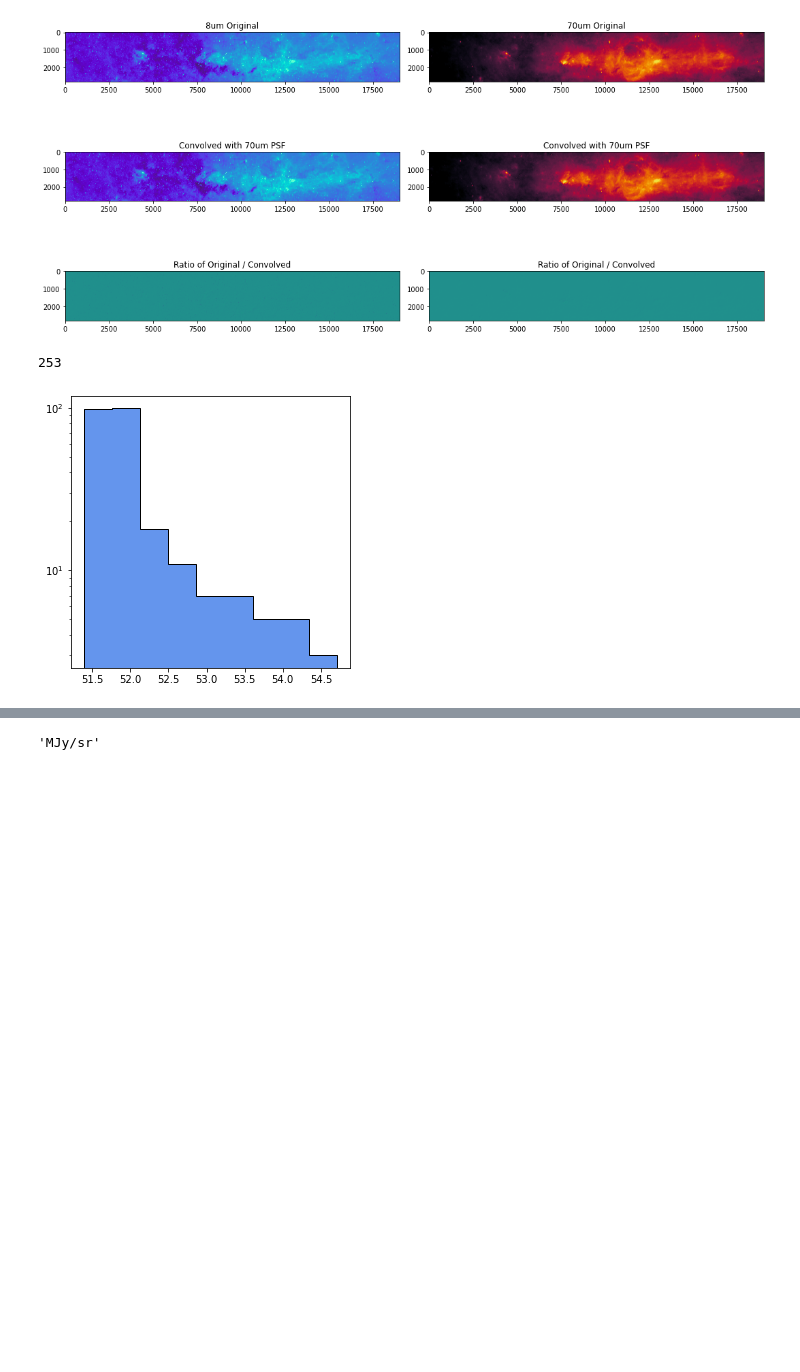
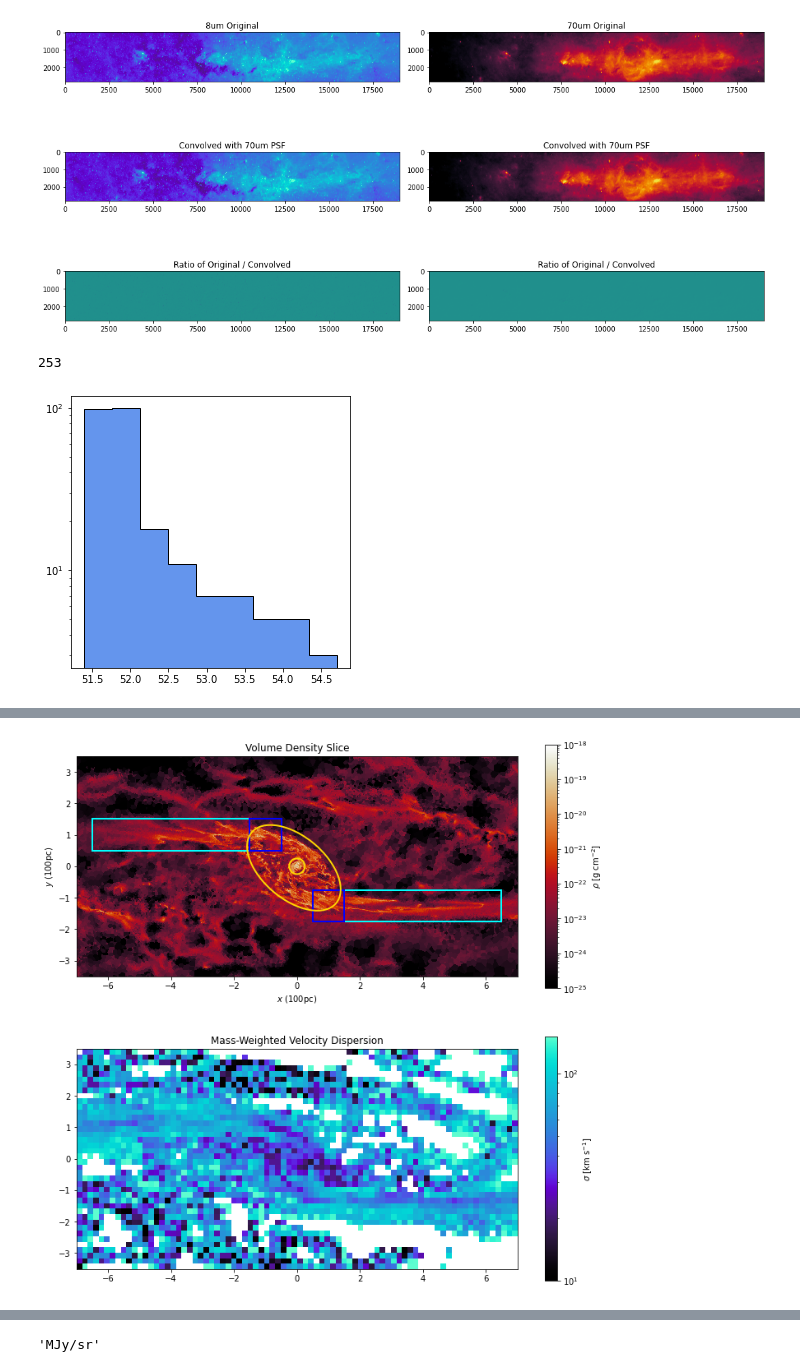
Before and after one commit to hpthatchfield/IGNITES_notebooks, a Jupyter notebook: regrid_mosaics_to_cmzoom.ipynb, the cells around one changed output, grey strips where cells are left out. Saved outputs shown, nothing was run; the diff lists cells and outputs as text; code cells hidden in the pictures; blank space fills up the shorter version.

```diff
--- a/regrid_mosaics_to_cmzoom.ipynb
+++ b/regrid_mosaics_to_cmzoom.ipynb
@@ -227,0 +233,90 @@ Jy -0.000213333335188
+# %%
+plt.close()
+Nx, Ny, Nz = 601, 601, 11
+plotrange=3.5
+zslice=5
+xgrid, ygrid, zgrid=linspace(-2*plotrange,2*plotrange,Nx),linspace(-plotrange,plotrange,Ny),linspace(-10,10,Nz)
+XGRID,YGRID,ZGRID = np.meshgrid(xgrid,ygrid,zgrid)
+RHO = rhof(XGRID,YGRID,ZGRID)
+fig, axes = plt.subplots(2,1,figsize=(12,12),facecolor='white')
+ax=axes[0]
+u = 1.0
+extent = (xgrid.min()/u,xgrid.max()/u,ygrid.min()/u,ygrid.max()/u)
+powmax,powmin = -18,-25
+levels = logspace(powmin,powmax,256)
+#norm = colors.BoundaryNorm(levels, 256)
+norm = colors.LogNorm(vmin=10**powmin, vmax=10**powmax)
+im = ax.imshow(RHO[:,:,zslice],norm=norm,extent=extent,cmap=cmr.sunburst,interpolation='nearest',origin='lower')
+
+### construct array of cell centers
+ccs = np.array(np.meshgrid(np.linspace(-2*plotrange,2*plotrange,Nx_sigma+1)[:-1],np.linspace(-1*plotrange,1*plotrange,Ny_sigma+1)[:-1]))
+xcens = ccs[0].flatten()
+ycens = ccs[1].flatten()
+ccs[0] = ccs[0]+(xgridstep*0.5)
+ccs[1] = ccs[1]+(ygridstep*0.5)
+
+### define dust lane regions
+box_i = [-6.5,0.5,5.0,1.0]
+dln_cond = np.where((ccs[0]>box_i[0])&(ccs[0]<box_i[0]+box_i[2])&(ccs[1]>box_i[1])&(ccs[1]<box_i[3]+box_i[1]))
+#dln_cond = np.where((ccs[0]+(xgridstep/2.)>box_i[0])&(ccs[0]+(xgridstep/2.)<box_i[0]+box_i[2])&(ccs[1]+(ygridstep/2.)>box_i[1])&(ccs[1]+(ygridstep/2.)<box_i[3]+box_i[1]))
+rect_dln = patches.Rectangle((box_i[0], box_i[1]), box_i[2], box_i[3], linewidth=2, edgecolor='cyan', facecolor='none')
+ax.add_patch(rect_dln)
+box_i = [1.5,-1.75,5.0,1.0]
+dlf_cond = np.where((ccs[0]>box_i[0])&(ccs[0]<box_i[0]+box_i[2])&(ccs[1]>box_i[1])&(ccs[1]<box_i[3]+box_i[1]))
+rect_dlf = patches.Rectangle((box_i[0], box_i[1]), box_i[2], box_i[3], linewidth=2, edgecolor='cyan', facecolor='none')
+ax.add_patch(rect_dlf)
+
+### define collision regions
+box_i = [-1.5,0.5,1.0,1.0]
+crn_cond = np.where((ccs[0]>box_i[0])&(ccs[0]<box_i[0]+box_i[2])&(ccs[1]>box_i[1])&(ccs[1]<box_i[3]+box_i[1]))
+rect_crn = patches.Rectangle((box_i[0], box_i[1]), box_i[2], box_i[3], linewidth=2, edgecolor='blue', facecolor='none')
+ax.add_patch(rect_crn)
+box_i = [0.5,-1.75,1.0,1.0]
+crf_cond = np.where((ccs[0]>box_i[0])&(ccs[0]<box_i[0]+box_i[2])&(ccs[1]>box_i[1])&(ccs[1]<box_i[3]+box_i[1]))
+rect_crf = patches.Rectangle((box_i[0], box_i[1]), box_i[2], box_i[3], linewidth=2, edgecolor='blue', facecolor='none')
+ax.add_patch(rect_crf)
+
+### define whole CMZ region
+ellipse_cmz = patches.Ellipse(xy=(-0.1,-0.05), width = 3.5, height = 2.0, angle = -40, linewidth=2, edgecolor='gold', facecolor='none')
+ax.add_patch(ellipse_cmz)
+### construct scale-free ellipse for the region to check quickly which points are inside
+xs = (xcens+0.1+(xgridstep/2.))*np.cos(np.radians(40.))-(ycens+0.05+(ygridstep/2.))*np.sin(np.radians(40.))
+ys = (xcens+0.1+(xgridstep/2.))*np.sin(np.radians(40.))+(ycens+0.05+(ygridstep/2.))*np.cos(np.radians(40.))
+rs2 = (xs/(3.5/2.))**2 + (ys/(2.0/2))**2
+cmzcond = np.where(rs2<=1)[0]
+
+### define CND region
+### to do, define region by ellipse --> icond = np.where((x>box_i[0])&(x<box_i[0]+box_i[2])&(y>box_i[1])&(y<box_i[3]+box_i[1])&(z>-.5)&(z<0.5))[0]
+ellipse_cnd = patches.Ellipse(xy=(-0.0,-0.0), width = 0.5, height = 0.5, angle = 0, linewidth=2, edgecolor='gold', facecolor='none')
+ax.add_patch(ellipse_cnd)
+xs = (xcens+(xgridstep/2.))*np.cos(np.radians(0))-(ycens+(ygridstep/2.))*np.sin(np.radians(0))
+ys = (xcens+(xgridstep/2.))*np.sin(np.radians(0))+(ycens+(ygridstep/2.))*np.cos(np.radians(0))
+rs2 = (xs/(0.5/2.))**2 + (ys/(0.5/2))**2
+cndcond = np.where(rs2<=1)[0]
+
+
+# for i in range(Nx-0):
+#     ax.plot([-plotrange+(i*gridstep),-plotrange+(i*gridstep)],[-plotrange,plotrange],color='w',alpha=0.3)
+# for j in range(Ny-0):
+#     ax.plot([-plotrange,plotrange],[-plotrange+(j*gridstep),-plotrange+(j*gridstep)],color='w',alpha=0.3)
+cbar = plt.colorbar(im, ax=axes[0],label='$\\rho$ [g cm$^{-2}$]')
+ax.set_xlabel(r'$x$ (100pc)')
+ax.set_ylabel(r'$y$ (100pc)')
+ax.set_xlim(xgrid.min(),xgrid.max())
+ax.set_ylim(ygrid.min(),ygrid.max())
+ax.set_title("Volume Density Slice")
+#ax.scatter(ccs[0].flatten()[cndcond],ccs[1].flatten()[cndcond],color='limegreen',s=100,marker='.',zorder=1000)
+#ax.scatter(ccs[0][dln_cond],ccs[1][dln_cond],color='limegreen',s=100,marker='.',zorder=1000)
+
+ax=axes[1]
+im_sigma = ax.imshow(sigma_grid.T,norm=colors.LogNorm(vmin=10,vmax=150),extent=extent,cmap=cmr.cosmic,origin='lower')
+#ax.contour(RHO[:,:,zslice],levels=[0.1e-21],extent=extent,colors='red',alpha=0.35)
+cbar_sigma = plt.colorbar(im_sigma, ax=axes[1], ticks=[1,10,100],label='$\\sigma$ [km s$^{-1}$]')
+#ax.scatter(ccs[0].flatten(),ccs[1].flatten(),color='r',s=1.0,marker='.')
+#ax.scatter(ccs[0].flatten()[cndcond],ccs[1].flatten()[cndcond],color='limegreen',s=100,marker='.',zorder=1000)
+#ax.scatter(ccs[0][dln_cond],ccs[1][dln_cond],color='limegreen',s=100,marker='.',zorder=1000)
+
+
+
+ax.set_title("Mass-Weighted Velocity Dispersion")
+# %% [output]
@@ -227,0 +324 @@ Jy -0.000213333335188
+[figure, added]
```
Also changed, not shown: parts of 14 cells of this notebook.
